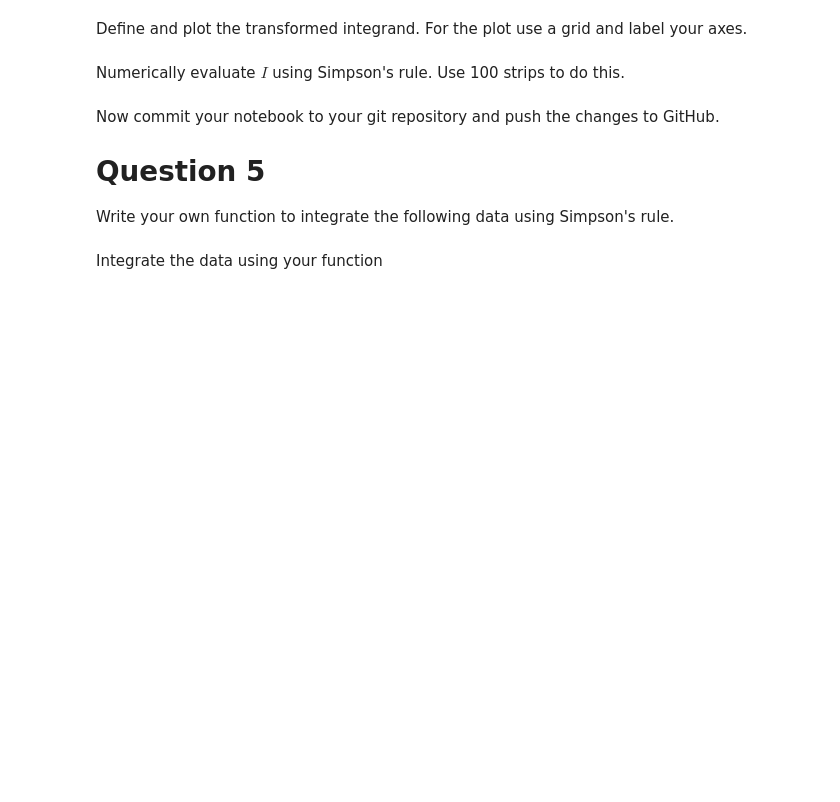
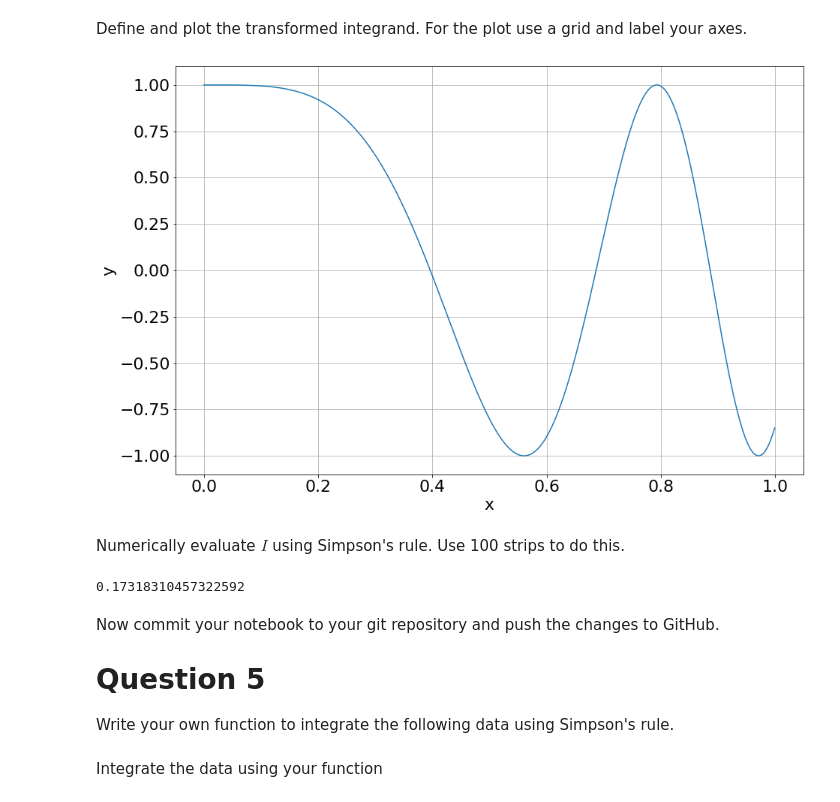
Before and after one commit to loby368/Computational-Science, a Jupyter notebook: Assignment 4/Assignment-4.ipynb, the cells around one changed output. Saved outputs shown, nothing was run; the diff lists cells and outputs as text; code cells hidden in the pictures; blank space fills up the shorter version.

```diff
--- a/Assignment 4/Assignment-4.ipynb
+++ b/Assignment 4/Assignment-4.ipynb
@@ -270,7 +282,27 @@ Plot the integrand in the range $[0,1]$, use a grid and label your axes.
 # %% [markdown]
 Define and plot the transformed integrand. For the plot use a grid and label your axes.
+# %%
+def f(x):
+    return np.cos(10*x)
+
+def ft(t):
+    return f(t**2)
+
+x = np.arange(0, 1, 0.001)
+y = ft(x)
+
+plt.grid(True)
+plt.xlabel('x')
+plt.ylabel('y')
+plt.plot(x,y);
+# %% [output]
+[figure, added]
 # %% [markdown]
 Numerically evaluate $I$ using Simpson's rule. Use 100 strips to do this.
+# %%
+SimpsonsIntegrate(ft, 0, 1, 100)
+# %% [output]
+0.17318310457322592
 # %% [markdown]
 Now commit your notebook to your git repository and push the changes to GitHub.
 
```
Also changed, not shown: parts of 1 cell of this notebook.
